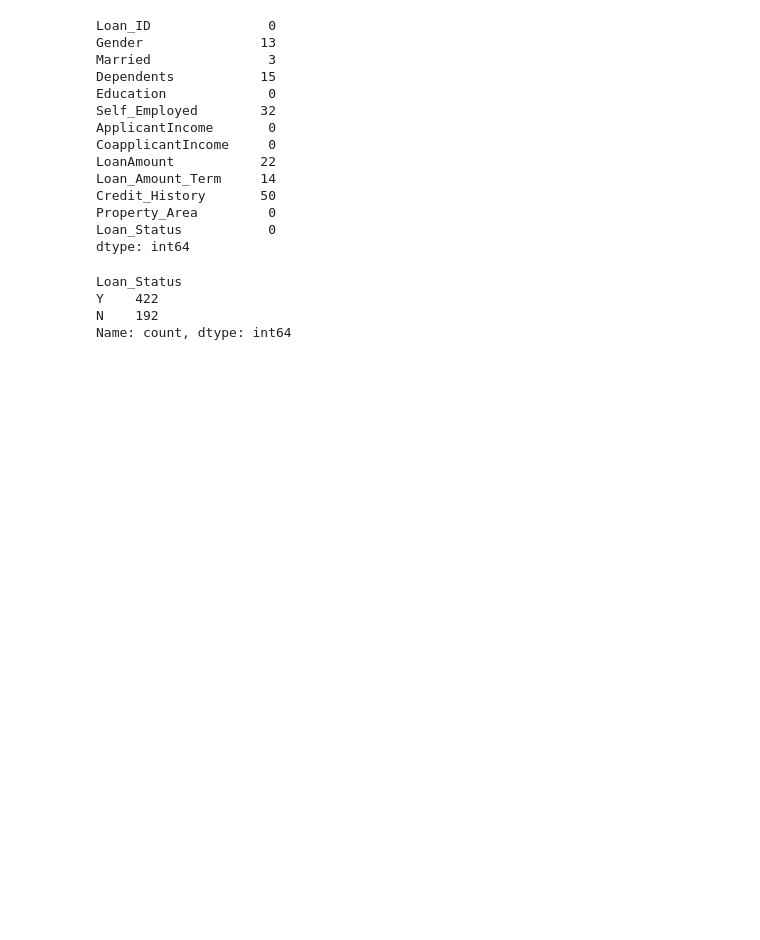
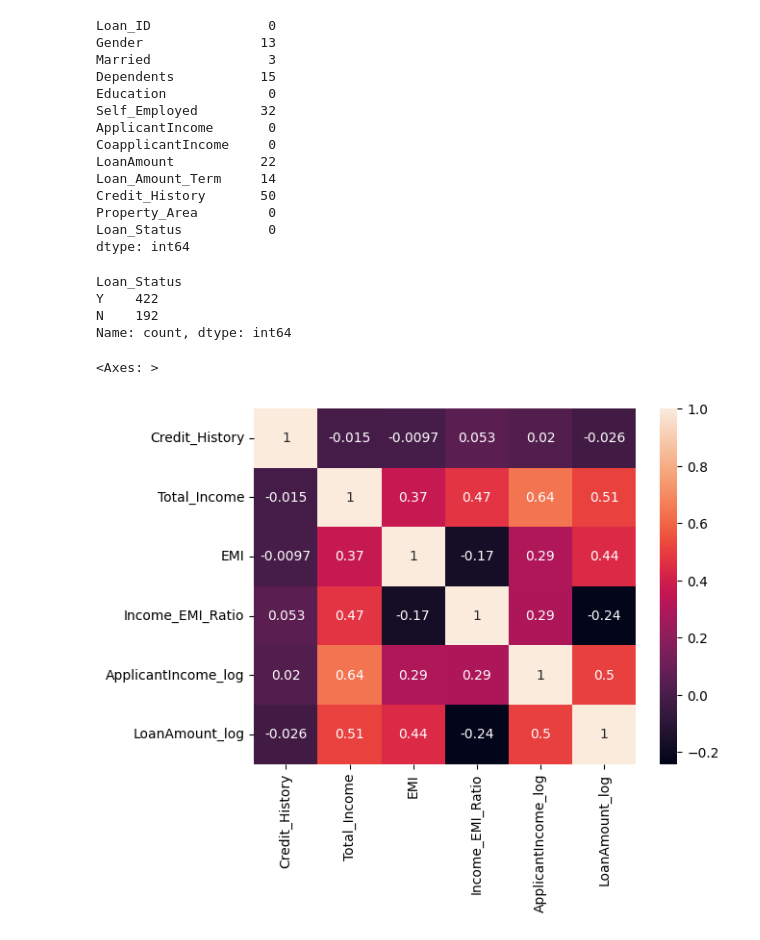
Before and after one commit to Riyajangid123/Loan_Approval_Project, a Jupyter notebook: notebooks/EDA.ipynb, the cells around one changed output. Cells and saved outputs as stored; diff of their text form; code cells hidden in the pictures; blank space fills up the shorter version.

```diff
--- a/notebooks/EDA.ipynb
+++ b/notebooks/EDA.ipynb
@@ -39,3 +39,19 @@ Loan_Status
 Y    422
 N    192
 Name: count, dtype: int64
+# %%
+df['Total_Income'] = df['ApplicantIncome'] + df['CoapplicantIncome']
+# %%
+df['EMI'] = df['LoanAmount'] / df['Loan_Amount_Term']
+df['Income_EMI_Ratio'] = df['Total_Income'] / df['EMI']
+# %%
+df['ApplicantIncome_log'] = np.log1p(df['ApplicantIncome'])
+df['LoanAmount_log'] = np.log1p(df['LoanAmount'])
+# %%
+df = df.drop(['ApplicantIncome', 'CoapplicantIncome', 'LoanAmount', 'Loan_Amount_Term'], axis=1)
+# %%
+import seaborn as sns
+sns.heatmap(df[num_cols].corr(), annot=True)
+# %% [output]
+<Axes: >
+[figure, added]
```
Also changed, not shown: 36 other files.
